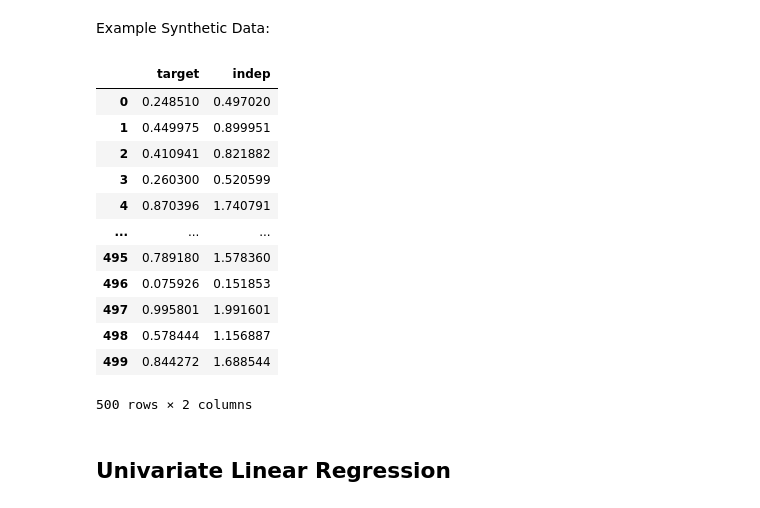
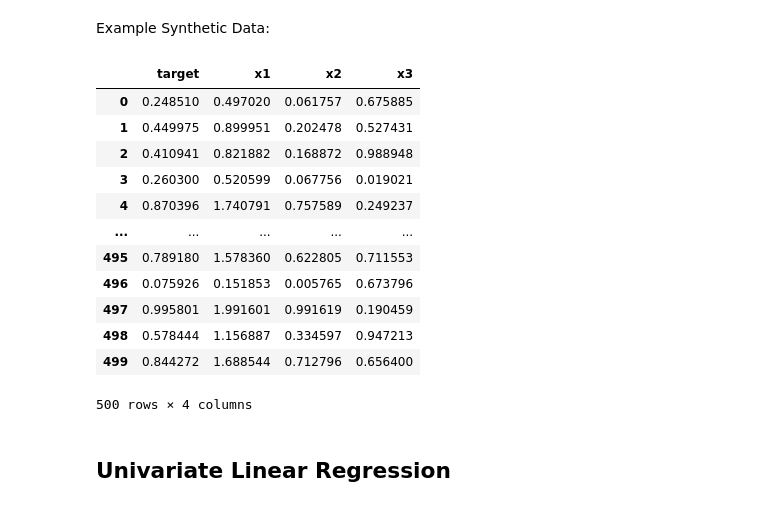
Before and after one commit to DomingoPC/ml-models, a Jupyter notebook: linear-regression.ipynb, the cells around one changed output. Drawn from its saved outputs; the diff is of its cells as text; code cells hidden in the pictures.

```diff
--- a/linear-regression.ipynb
+++ b/linear-regression.ipynb
@@ -9,23 +9,23 @@ Example Synthetic Data:
 # %%
 # Example Data
 np.random.seed(33)
 target = np.random.rand(500)
-data = pd.DataFrame.from_dict({'target': target, 'indep': target * 2})
+data = pd.DataFrame.from_dict({'target': target, 'x1': target * 2, 'x2': target ** 2, 'x3': np.random.rand(500)})
 data
 # %% [output]
-|  | target | indep |
-| 0 | 0.248510 | 0.497020 |
-| 1 | 0.449975 | 0.899951 |
-| 2 | 0.410941 | 0.821882 |
-| 3 | 0.260300 | 0.520599 |
-| 4 | 0.870396 | 1.740791 |
-| ... | ... | ... |
-| 495 | 0.789180 | 1.578360 |
-| 496 | 0.075926 | 0.151853 |
-| 497 | 0.995801 | 1.991601 |
-| 498 | 0.578444 | 1.156887 |
-| 499 | 0.844272 | 1.688544 |
+|  | target | x1 | x2 | x3 |
+| 0 | 0.248510 | 0.497020 | 0.061757 | 0.675885 |
+| 1 | 0.449975 | 0.899951 | 0.202478 | 0.527431 |
+| 2 | 0.410941 | 0.821882 | 0.168872 | 0.988948 |
+| 3 | 0.260300 | 0.520599 | 0.067756 | 0.019021 |
+| 4 | 0.870396 | 1.740791 | 0.757589 | 0.249237 |
+| ... | ... | ... | ... | ... |
+| 495 | 0.789180 | 1.578360 | 0.622805 | 0.711553 |
+| 496 | 0.075926 | 0.151853 | 0.005765 | 0.673796 |
+| 497 | 0.995801 | 1.991601 | 0.991619 | 0.190459 |
+| 498 | 0.578444 | 1.156887 | 0.334597 | 0.947213 |
+| 499 | 0.844272 | 1.688544 | 0.712796 | 0.656400 |
-500 rows × 2 columns
+500 rows × 4 columns
 # %% [markdown]
 ## Univariate Linear Regression
 # %%
```
Also changed, not shown: parts of 7 cells of this notebook.
